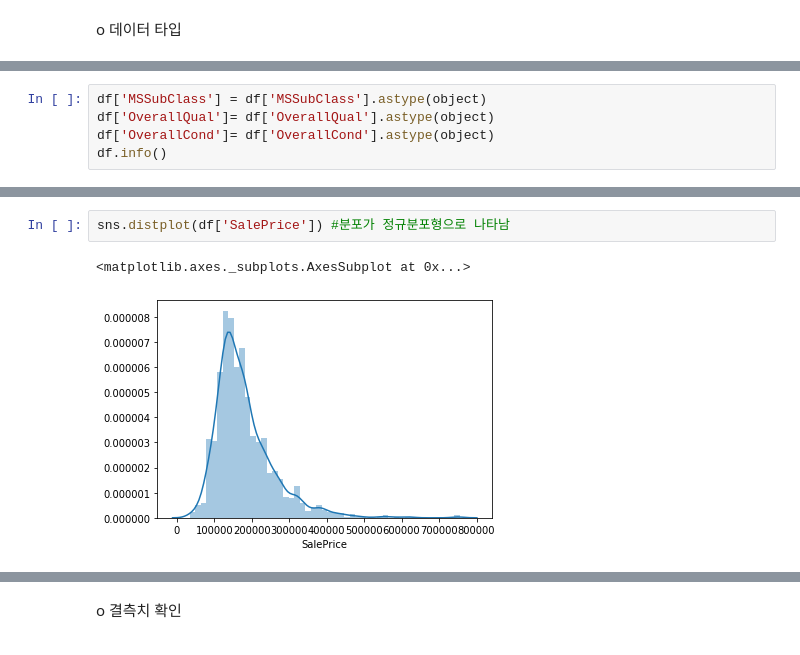
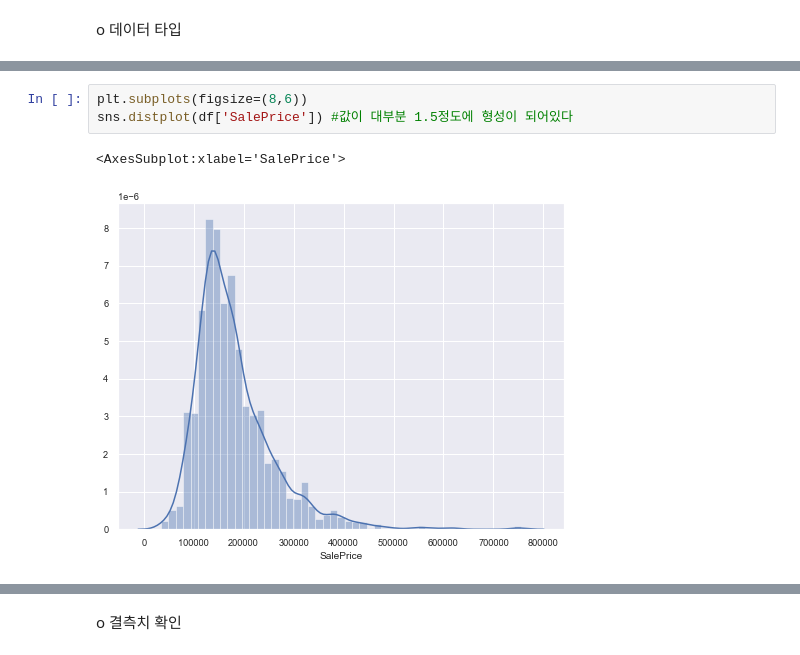
Before and after one commit to lucykim21/house, a Jupyter notebook: Housing.ipynb, the cells around one changed output, grey strips where cells are left out. Cells and saved outputs as stored; diff of their text form.

```diff
--- a/Housing.ipynb
+++ b/Housing.ipynb
@@ -56,5 +74,0 @@ plt.show()
-# %%
-df['MSSubClass'] = df['MSSubClass'].astype(object)
-df['OverallQual']= df['OverallQual'].astype(object)
-df['OverallCond']= df['OverallCond'].astype(object)
-df.info()
@@ -92,5 +75,6 @@ Name: SalePrice, dtype: float64
-# %%
-sns.distplot(df['SalePrice']) #분포가 정규분포형으로 나타남
-# %% [output]
-<matplotlib.axes._subplots.AxesSubplot at 0x...>
-[figure, removed]
+# %%
+plt.subplots(figsize=(8,6))
+sns.distplot(df['SalePrice']) #값이 대부분 1.5정도에 형성이 되어있다
+# %% [output]
+<AxesSubplot:xlabel='SalePrice'>
+[figure, added]
```
Also changed, not shown: parts of 69 cells of this notebook.
